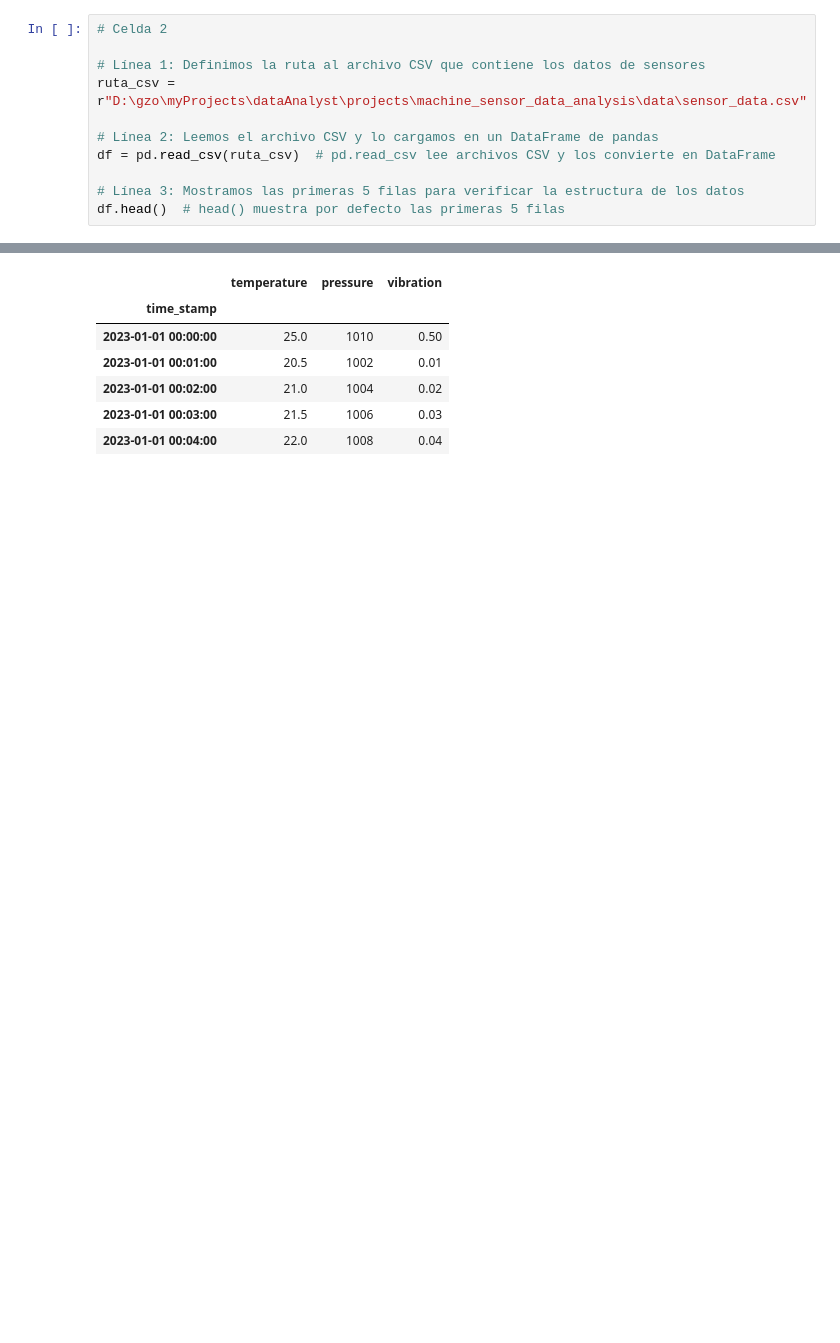
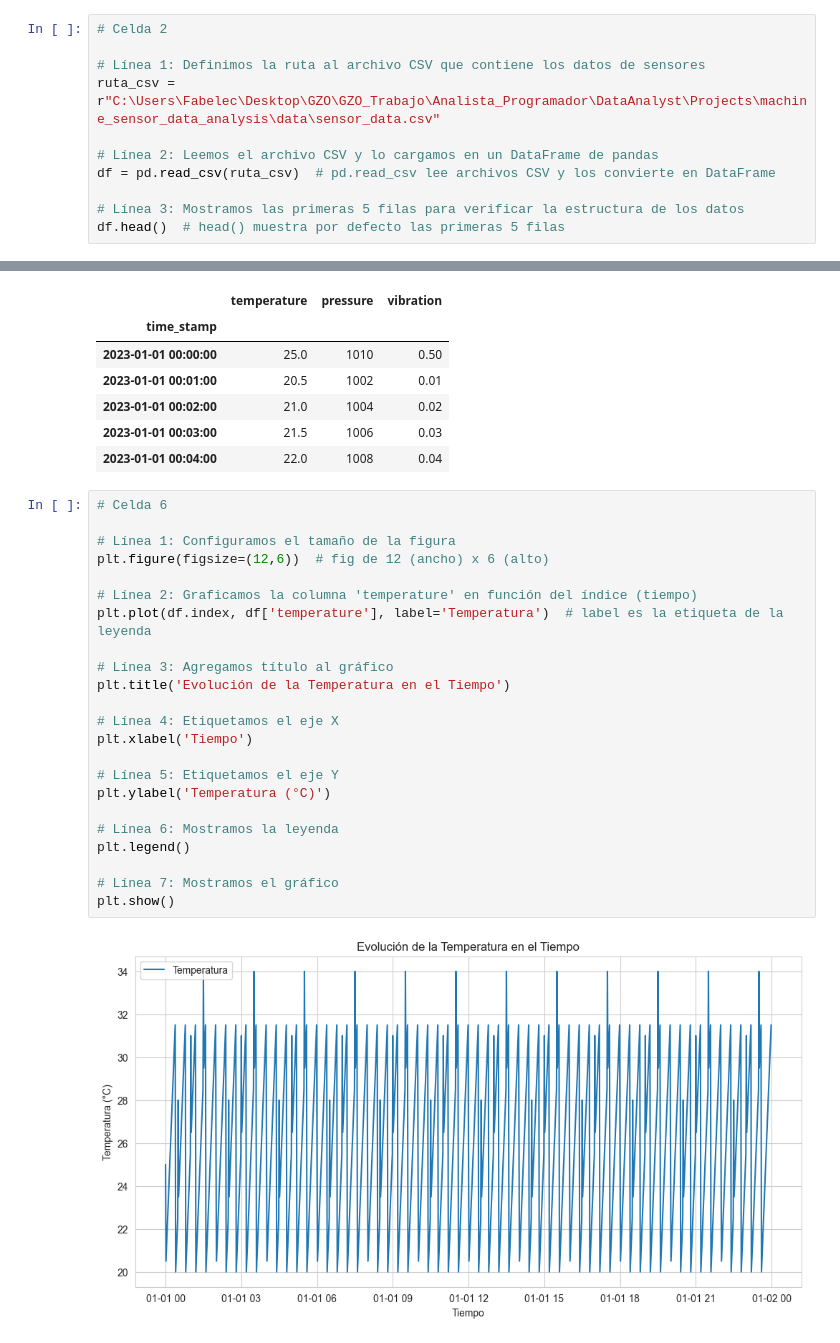
Before and after one commit to GzoC/machine_sensor_data_analysis, a Jupyter notebook: notebooks/sensor_analysis.ipynb, the cells around one changed output, grey strips where cells are left out. Drawn from its saved outputs; the diff is of its cells as text; blank space fills up the shorter version.

Commit message:
Celda 06 Completa

```diff
--- a/notebooks/sensor_analysis.ipynb
+++ b/notebooks/sensor_analysis.ipynb
@@ -26,7 +26,7 @@ Librerías importadas correctamente.
 # Celda 2
 
 # Línea 1: Definimos la ruta al archivo CSV que contiene los datos de sensores
-ruta_csv = r"D:\gzo\myProjects\dataAnalyst\projects\machine_sensor_data_analysis\data\sensor_data.csv"
+ruta_csv = r"C:\Users\Fabelec\Desktop\GZO\GZO_Trabajo\Analista_Programador\DataAnalyst\Projects\machine_sensor_data_analysis\data\sensor_data.csv"
 
 # Línea 2: Leemos el archivo CSV y lo cargamos en un DataFrame de pandas
 df = pd.read_csv(ruta_csv)  # pd.read_csv lee archivos CSV y los convierte en DataFrame
@@ -117,3 +117,28 @@ df.head()  # Para verificar que ahora el índice es 'time_stamp'
 | 2023-01-01 00:02:00 | 21.0 | 1004 | 0.02 |
 | 2023-01-01 00:03:00 | 21.5 | 1006 | 0.03 |
 | 2023-01-01 00:04:00 | 22.0 | 1008 | 0.04 |
+# %%
+# Celda 6
+
+# Línea 1: Configuramos el tamaño de la figura
+plt.figure(figsize=(12,6))  # fig de 12 (ancho) x 6 (alto)
+
+# Línea 2: Graficamos la columna 'temperature' en función del índice (tiempo)
+plt.plot(df.index, df['temperature'], label='Temperatura')  # label es la etiqueta de la leyenda
+
+# Línea 3: Agregamos título al gráfico
+plt.title('Evolución de la Temperatura en el Tiempo')
+
+# Línea 4: Etiquetamos el eje X
+plt.xlabel('Tiempo')
+
+# Línea 5: Etiquetamos el eje Y
+plt.ylabel('Temperatura (°C)')
+
+# Línea 6: Mostramos la leyenda
+plt.legend()
+
+# Línea 7: Mostramos el gráfico
+plt.show()
+# %% [output]
+[figure, added]
```
